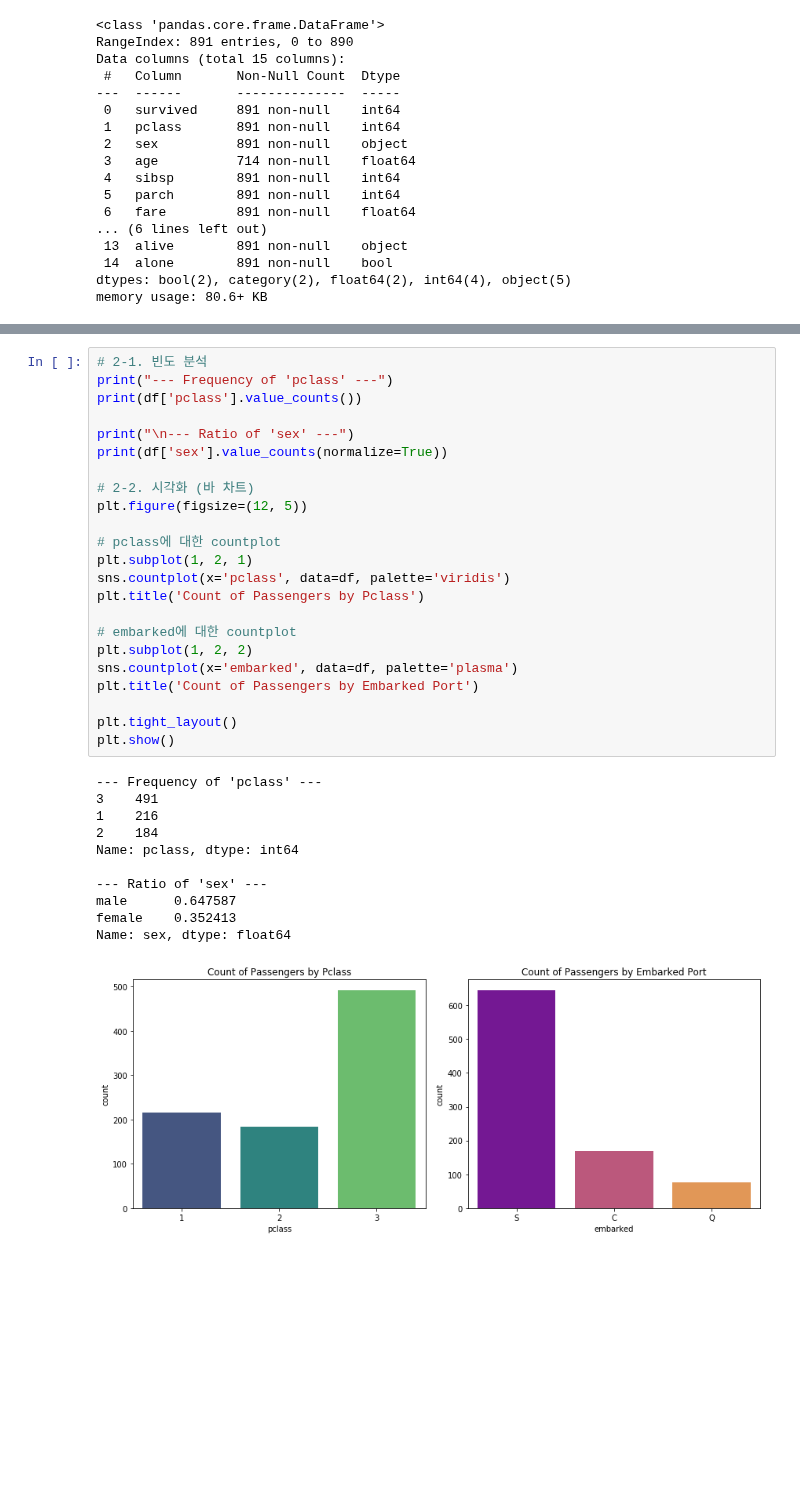
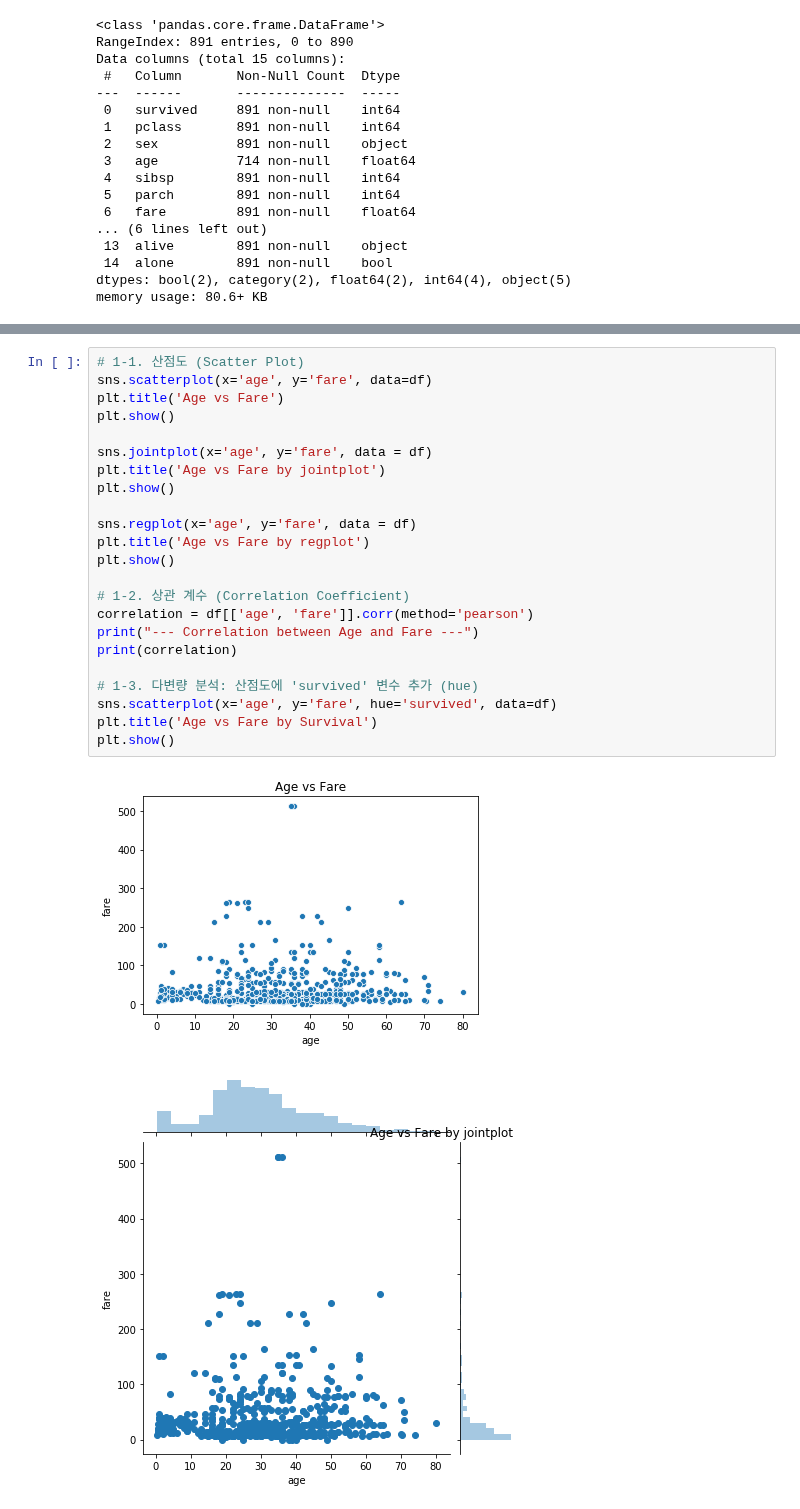
Before and after one commit to kangspa/ADP-study, a Jupyter notebook: PracticeTest/practice.ipynb, the cells around one changed output, grey strips where cells are left out. Cells and saved outputs as stored; diff of their text form; blank space fills up the shorter version.

```diff
--- a/PracticeTest/practice.ipynb
+++ b/PracticeTest/practice.ipynb
@@ -159,35 +127,26 @@ Name: age, dtype: float64
-# %%
-# 2-1. 빈도 분석
-print("--- Frequency of 'pclass' ---")
-print(df['pclass'].value_counts())
-
-print("\n--- Ratio of 'sex' ---")
-print(df['sex'].value_counts(normalize=True))
-
-# 2-2. 시각화 (바 차트)
-plt.figure(figsize=(12, 5))
-
-# pclass에 대한 countplot
-plt.subplot(1, 2, 1)
-sns.countplot(x='pclass', data=df, palette='viridis')
-plt.title('Count of Passengers by Pclass')
-
-# embarked에 대한 countplot
-plt.subplot(1, 2, 2)
-sns.countplot(x='embarked', data=df, palette='plasma')
-plt.title('Count of Passengers by Embarked Port')
-
-plt.tight_layout()
-plt.show()
-# %% [output]
---- Frequency of 'pclass' ---
-3    491
-1    216
-2    184
-Name: pclass, dtype: int64
-
---- Ratio of 'sex' ---
-male      0.647587
-female    0.352413
-Name: sex, dtype: float64
-[figure, removed]
+# %%
+# 1-1. 산점도 (Scatter Plot)
+sns.scatterplot(x='age', y='fare', data=df)
+plt.title('Age vs Fare')
+plt.show()
+
+sns.jointplot(x='age', y='fare', data = df)
+plt.title('Age vs Fare by jointplot')
+plt.show()
+
+sns.regplot(x='age', y='fare', data = df)
+plt.title('Age vs Fare by regplot')
+plt.show()
+
+# 1-2. 상관 계수 (Correlation Coefficient)
+correlation = df[['age', 'fare']].corr(method='pearson')
+print("--- Correlation between Age and Fare ---")
+print(correlation)
+
+# 1-3. 다변량 분석: 산점도에 'survived' 변수 추가 (hue)
+sns.scatterplot(x='age', y='fare', hue='survived', data=df)
+plt.title('Age vs Fare by Survival')
+plt.show()
+# %% [output]
+[figure, added]
+[figure, added]
```
Also changed, not shown: parts of 19 cells of this notebook, 4 other files.
